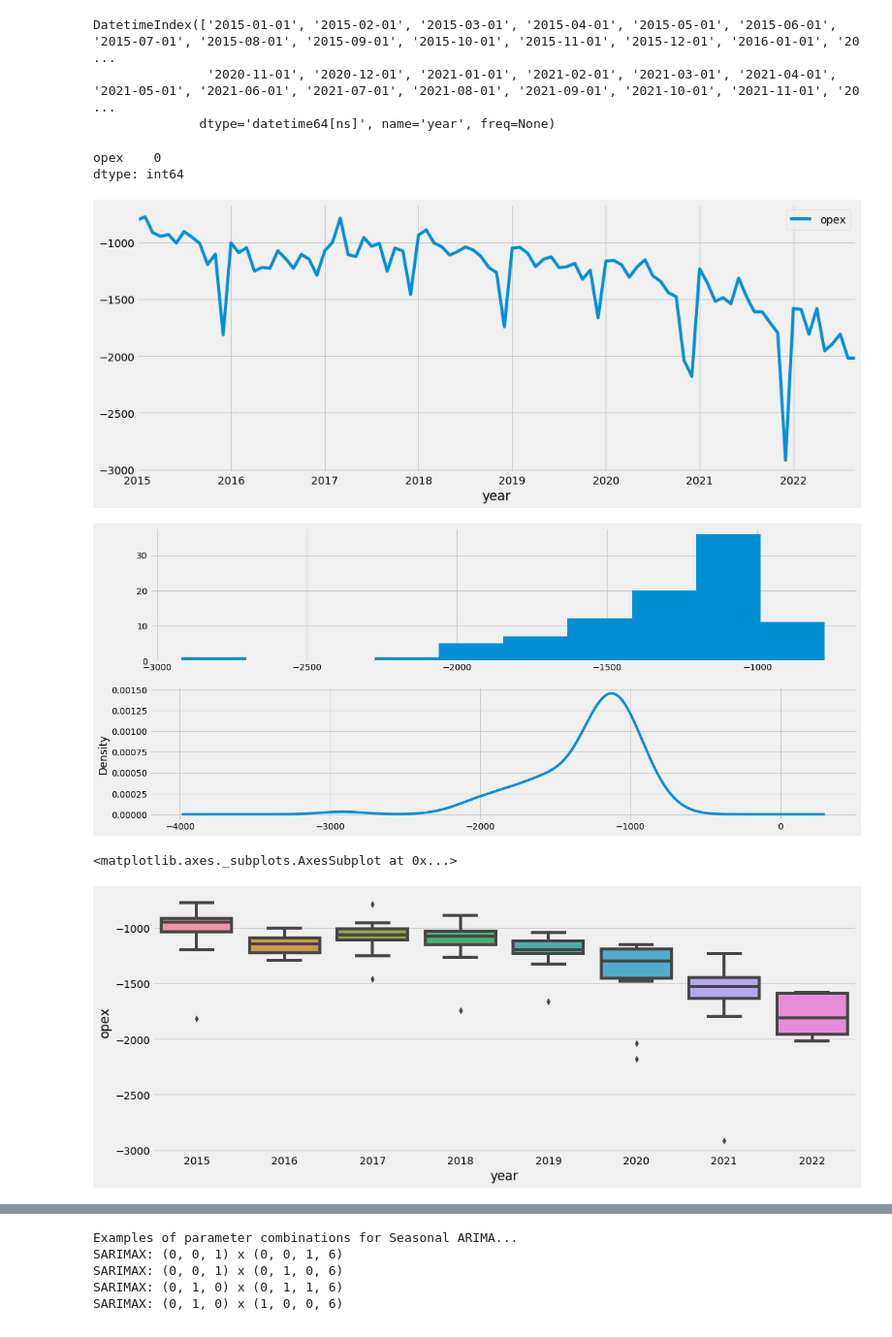
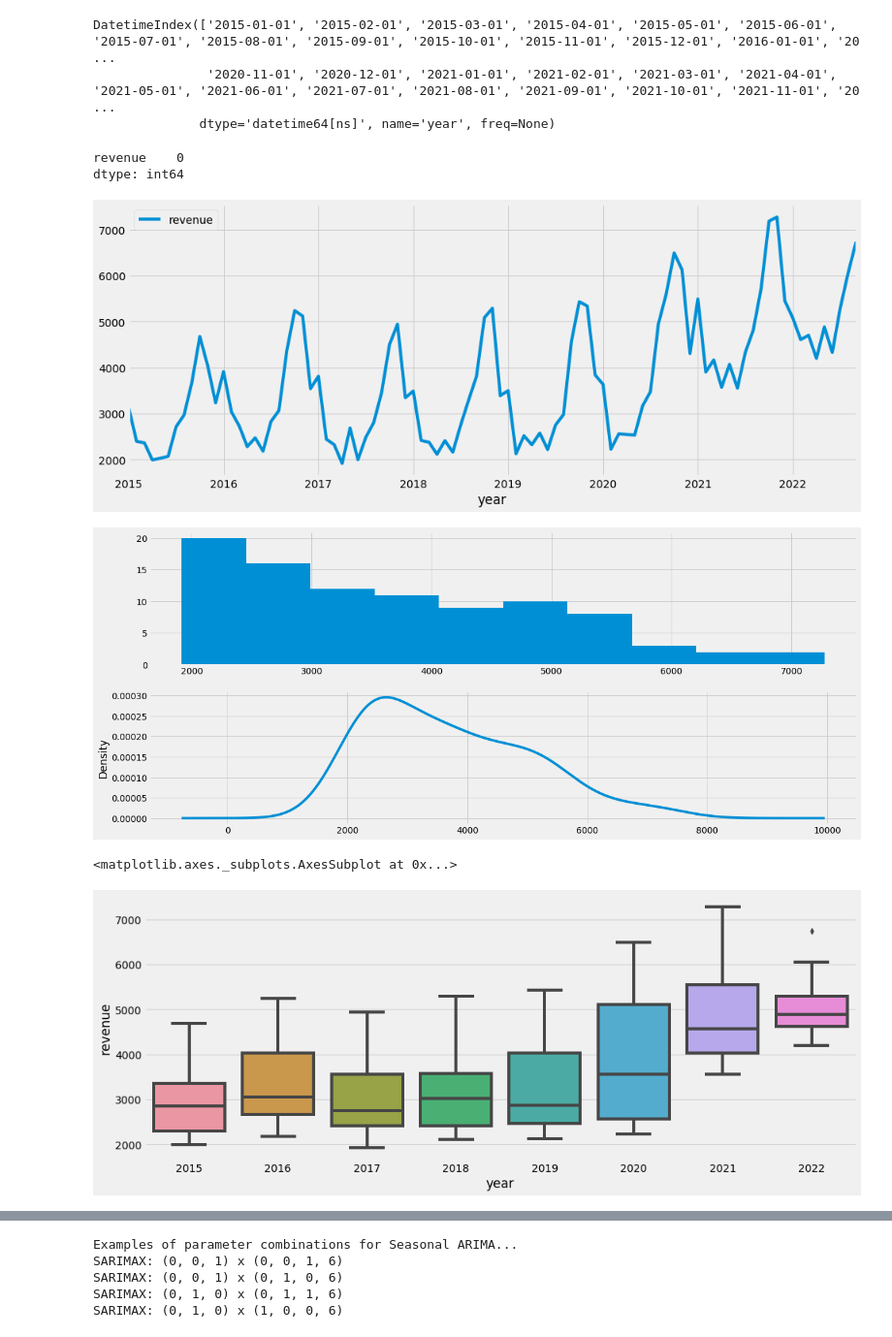
Before and after one commit to dkjastpe/dkjastpe, a Jupyter notebook: Financial_Forecasting_Model_Internship.ipynb, the cells around one changed output, grey strips where cells are left out. Shown at 97% size. Saved outputs shown, nothing was run; the diff lists cells and outputs as text; code cells hidden in the pictures.

```diff
--- a/Financial_Forecasting_Model_Internship.ipynb
+++ b/Financial_Forecasting_Model_Internship.ipynb
@@ -29,8 +29,8 @@ import matplotlib
 import seaborn as sns
 # %%
 #Data
-df = pd.read_csv("data/opex.csv", delimiter=";", decimal=",")
-df.columns = ['year','opex']
+df = pd.read_csv("data/revenue.csv", delimiter=";", decimal=",")
+df.columns = ['year','revenue']
 df.head(3)
 df.describe()
 # %% [output]
@@ -66,31 +66,31 @@ DatetimeIndex(['2015-01-01', '2015-02-01', '2015-03-01', '2015-04-01', '2015-05-
 # %%
 y.isnull().sum()
 # %% [output]
-opex    0
+revenue    0
 dtype: int64
 # %%
 y.plot(figsize=(15, 6))
 plt.show()
 # %% [output]
-[figure, old version]
+[figure, new version]
 # %%
 #Reviewing plots of the density of observations can provide further insight into the structure of the data:
 from pandas import Series
 from matplotlib import pyplot
 pyplot.figure(1)
 pyplot.subplot(211)
-y.opex.hist()
+y.revenue.hist()
 pyplot.subplot(212)
-y.opex.plot(kind='kde')
+y.revenue.plot(kind='kde')
 pyplot.show()
 # %% [output]
-[figure, old version]
+[figure, new version]
 # %%
 fig, ax = plt.subplots(figsize=(15,6))
-sns.boxplot(y.opex.index.year, y.opex, ax=ax)
+sns.boxplot(y.revenue.index.year, y.revenue, ax=ax)
 # %% [output]
 <matplotlib.axes._subplots.AxesSubplot at 0x...>
-[figure, old version]
+[figure, new version]
 # %%
 from pylab import rcParams
 rcParams['figure.figsize'] = 18, 8
```
Also changed, not shown: parts of 16 cells of this notebook.
